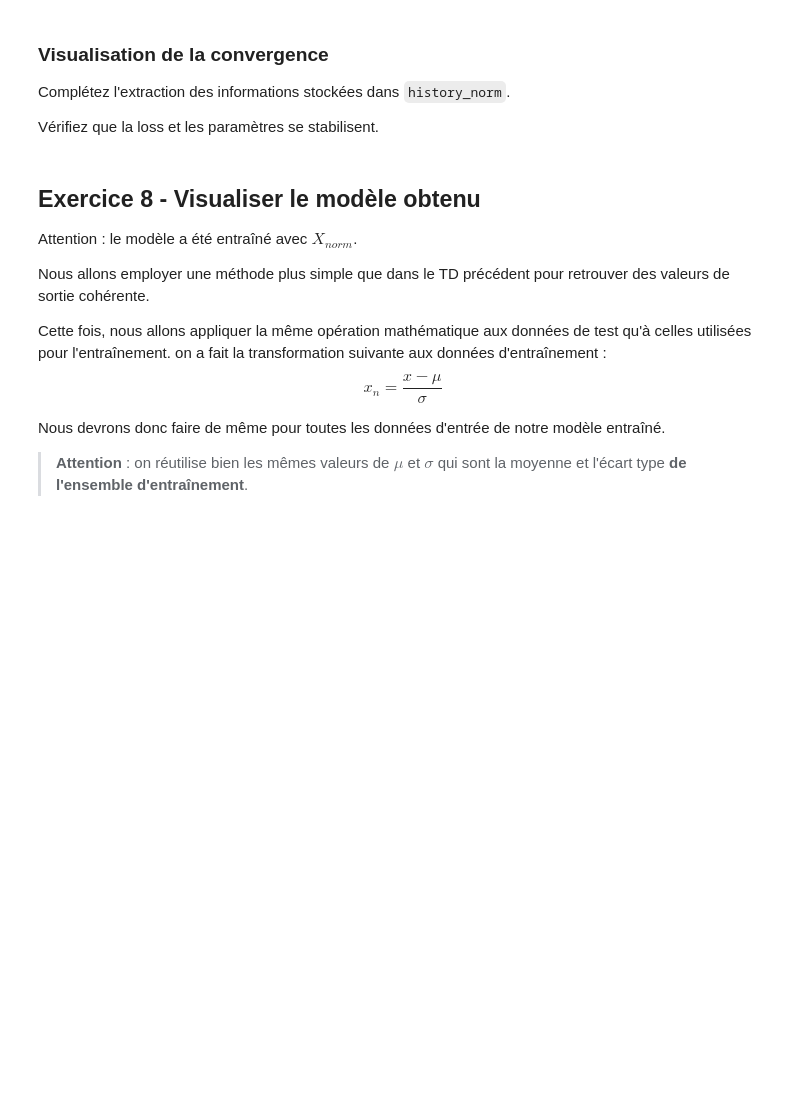
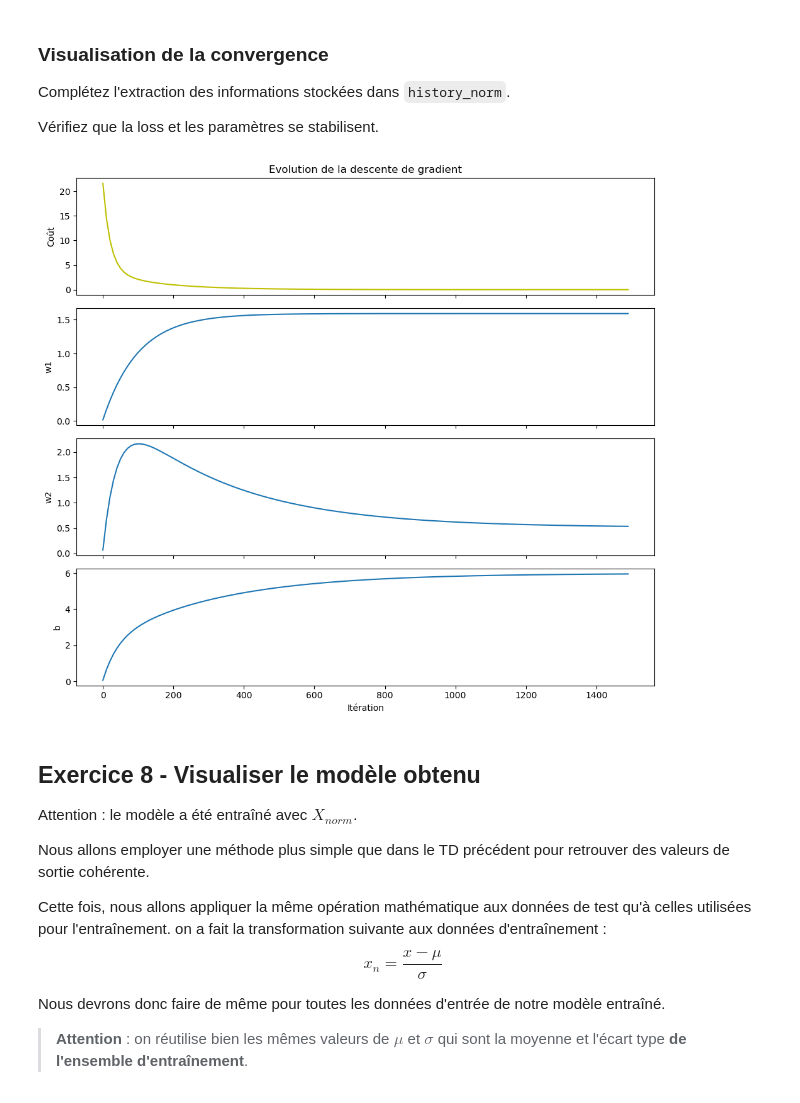
Before and after one commit to Ness2706/Projet-Info-1, a Jupyter notebook: TD2-regression_polynomiale (1).ipynb, the cells around one changed output. Cells and saved outputs as stored; diff of their text form; code cells hidden in the pictures; blank space fills up the shorter version.

```diff
--- a/TD2-regression_polynomiale (1).ipynb
+++ b/TD2-regression_polynomiale (1).ipynb
@@ -165,9 +175,9 @@ def compute_loss_polynomial_2(X, y, w1, w2, b):
     m = np.size(X)
 
     # À faire :
-    # predictions = ...
-    # squared_errors = ...
-    # cost = ...
+    predictions = predict_polynomial_2(X, w1, w2, b)
+    squared_errors = (predictions - y) ** 2
+    cost = (1/(2*len(X))) * sum(squared_errors)
 
     return cost
 
@@ -269,11 +284,11 @@ def compute_gradients_polynomial_2(X, y, w1, w2, b):
     m = np.size(X)
 
     # À faire :
-    # predictions = ...
-    # dist = ...
-    # dw1 = ...
-    # dw2 = ...
-    # db = ...
+    predictions = predict_polynomial_2(X, w1, w2, b)
+    dist = predictions - y
+    dw1 = (1/m) * sum(dist * X)
+    dw2 = (1/m) * sum(dist * X**2)
+    db = (1/m) * sum(dist)
 
     return dw1, dw2, db
 
@@ -312,10 +331,10 @@ def gradient_descent_polynomial_2(
     for i in range(nb_iter):
 
         # À faire :
-        # dw1, dw2, db = ...
-        # w1 = ...
-        # w2 = ...
-        # b = ...
+        dw1, dw2, db = compute_gradients_polynomial_2(X, y, w1, w2, b)
+        w1 = w1 - alpha*dw1
+        w2 = w2 - alpha*dw2
+        b = b - alpha*db
 
         if i % 10 == 0:
             loss = compute_loss_polynomial_2(X, y, w1, w2, b)
@@ -352,7 +376,7 @@ x_mean = X.mean()
 x_std = X.std()
 
 # À faire :
-# X_norm = ...
+X_norm = (X - x_mean) / x_std
 
 print("Moyenne de X_norm :", X_norm.mean())
 print("Écart-type de X_norm :", X_norm.std())
@@ -382,30 +416,32 @@ Vérifiez que la loss et les paramètres se stabilisent.
 # %%
 iterations = [h[0] for h in history_norm]
 
 # À faire :
-# cost_history = ...
-# w1_history = ...
-# w2_history = ...
-# b_history = ...
+cost_history = [h[1] for h in history_norm]
+w1_history = [h[2] for h in history_norm]
+w2_history = [h[3] for h in history_norm]
+b_history = [h[4] for h in history_norm]
 
 fig, axes = plt.subplots(4, 1, figsize=(10, 9), sharex=True)
 
 axes[0].plot(iterations, cost_history, c="y")
 axes[0].set_ylabel("Coût")
 axes[0].set_title("Evolution de la descente de gradient")
 
 axes[1].plot(iterations, w1_history)
 axes[1].set_ylabel("w1")
 
 axes[2].plot(iterations, w2_history)
 axes[2].set_ylabel("w2")
 
 axes[3].plot(iterations, b_history)
 axes[3].set_ylabel("b")
 axes[3].set_xlabel("Itération")
 
 plt.tight_layout()
 plt.show()
+# %% [output]
+[figure, added]
 # %% [markdown]
 ## Exercice 8 - Visualiser le modèle obtenu
 
```
Also changed, not shown: parts of 22 cells of this notebook.
